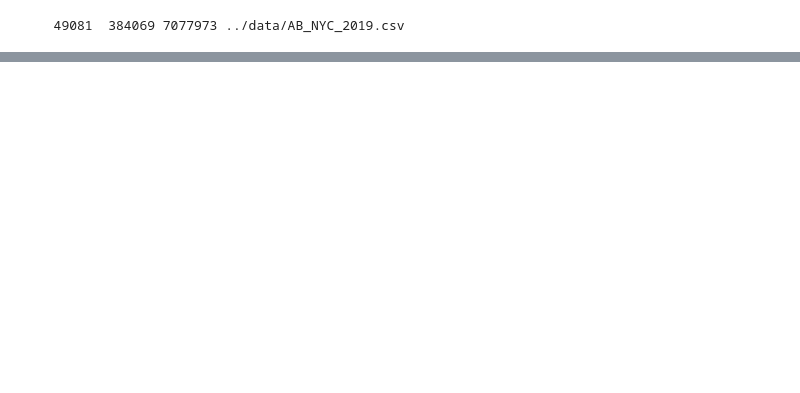
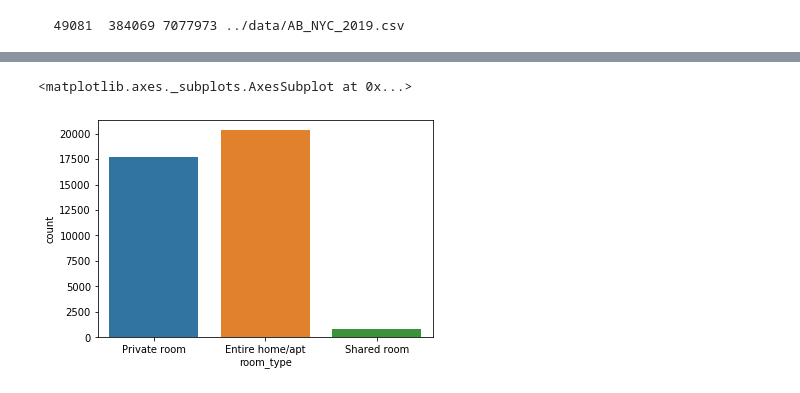
Before and after one commit to mickey-is-codin/airbnb, a Jupyter notebook: notebooks/eda.ipynb, the cells around one changed output, grey strips where cells are left out. Cells and saved outputs as stored; diff of their text form; code cells hidden in the pictures; blank space fills up the shorter version.

```diff
--- a/notebooks/eda.ipynb
+++ b/notebooks/eda.ipynb
@@ -82,0 +145,5 @@ Number of records in dataset: 48895
+# %%
+sns.countplot(bnb_df["room_type"])
+# %% [output]
+<matplotlib.axes._subplots.AxesSubplot at 0x...>
+[figure, added]
```
Also changed, not shown: parts of 12 cells of this notebook.
